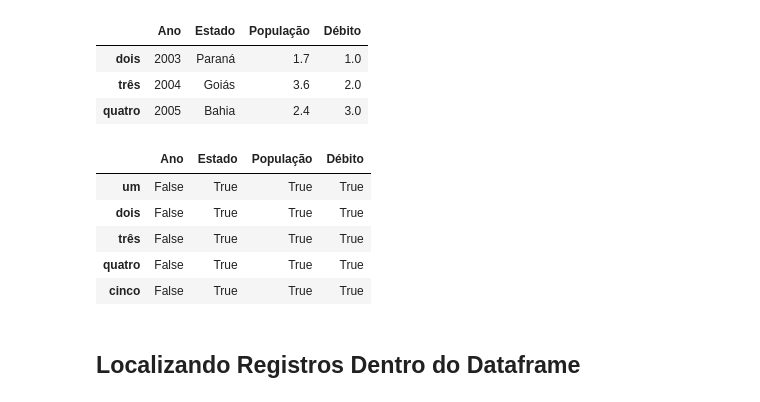
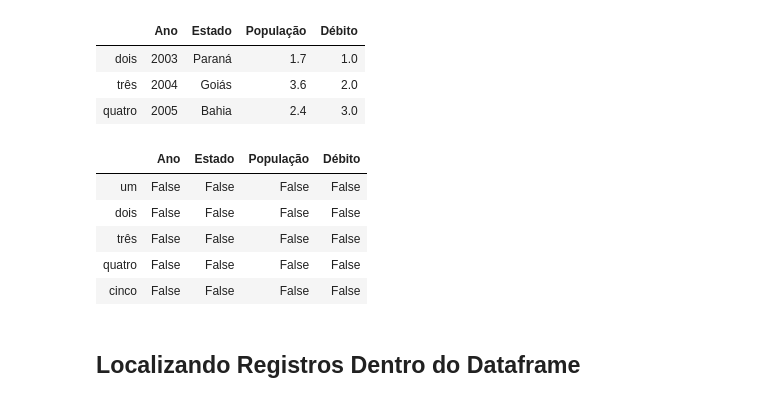
Before and after one commit to alcirmagalhaes/PythonFundamentos, a Jupyter notebook: Cap08/Notebooks/DSA-Python-Cap08-02-Pandas.ipynb, the cells around one changed output. Drawn from its saved outputs; the diff is of its cells as text; code cells hidden in the pictures.

```diff
--- a/Cap08/Notebooks/DSA-Python-Cap08-02-Pandas.ipynb
+++ b/Cap08/Notebooks/DSA-Python-Cap08-02-Pandas.ipynb
@@ -321,14 +321,14 @@ frame2['dois':'quatro']
 | três | 2004 | Goiás | 3.6 | 2.0 |
 | quatro | 2005 | Bahia | 2.4 | 3.0 |
 # %%
-frame2 < 5
+frame2 == 5
 # %% [output]
 |  | Ano | Estado | População | Débito |
-| um | False | True | True | True |
-| dois | False | True | True | True |
-| três | False | True | True | True |
-| quatro | False | True | True | True |
-| cinco | False | True | True | True |
+| um | False | False | False | False |
+| dois | False | False | False | False |
+| três | False | False | False | False |
+| quatro | False | False | False | False |
+| cinco | False | False | False | False |
 # %% [markdown]
 ## Localizando Registros Dentro do Dataframe
 # %%
```
Also changed, not shown: parts of 23 cells of this notebook, 3 other files.
